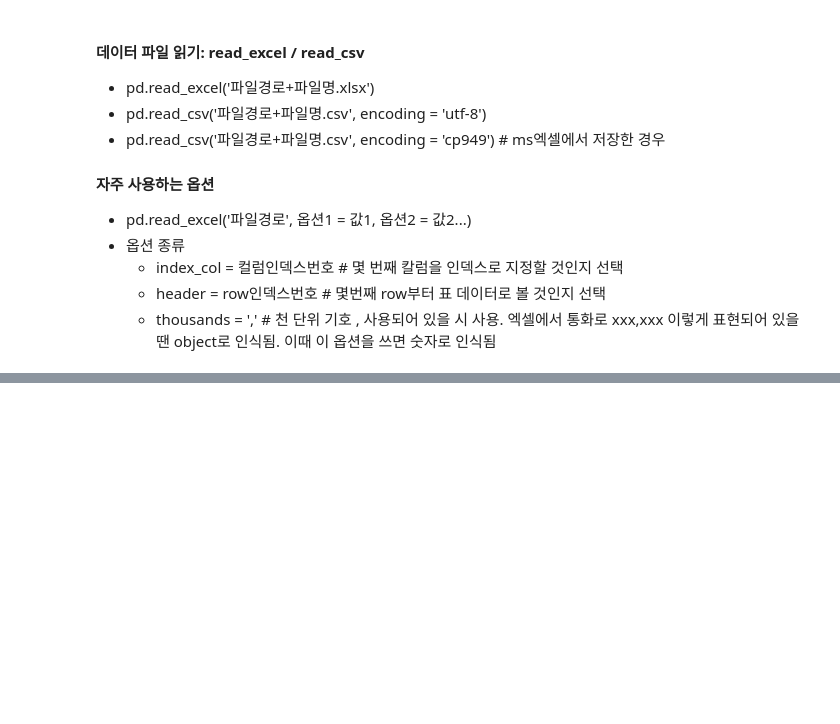
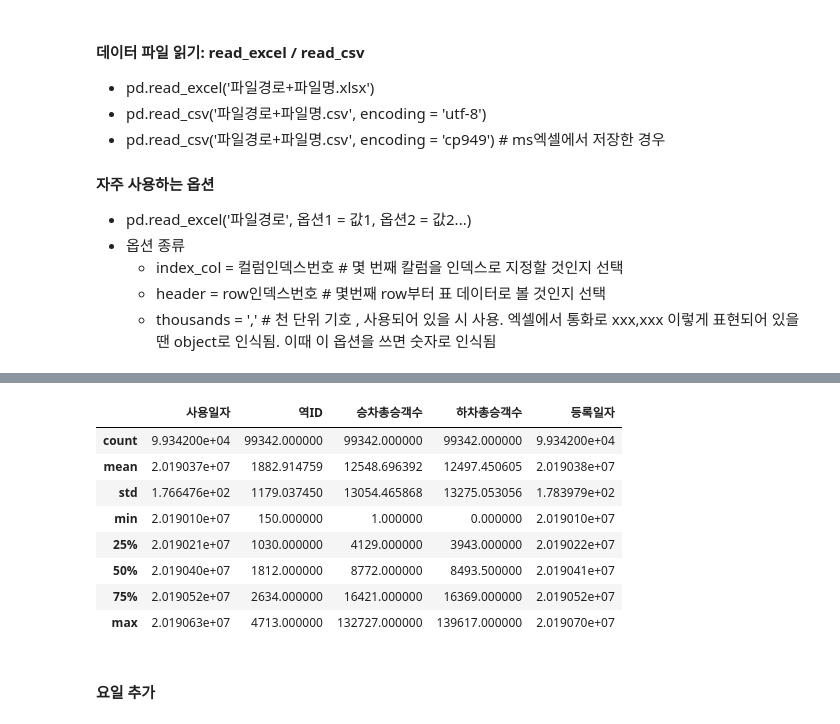
Before and after one commit to psuny1116/Project_by_lecture, a Jupyter notebook: subway analysis.ipynb, the cells around one changed output, grey strips where cells are left out. Cells and saved outputs as stored; diff of their text form; code cells hidden in the pictures; blank space fills up the shorter version.

```diff
--- a/subway analysis.ipynb
+++ b/subway analysis.ipynb
@@ -53,3 +53,22 @@ memory usage: 1002.8+ KB
     * index_col = 컬럼인덱스번호 # 몇 번째 칼럼을 인덱스로 지정할 것인지 선택
     * header = row인덱스번호 # 몇번째 row부터 표 데이터로 볼 것인지 선택
     * thousands = ',' # 천 단위 기호 , 사용되어 있을 시 사용. 엑셀에서 통화로 xxx,xxx 이렇게 표현되어 있을 땐 object로 인식됨. 이때 이 옵션을 쓰면 숫자로 인식됨
+# %%
+# 파일 2개 불러와서 합치기
+
+raw = pd.DataFrame()     # 빈 데이터 셋 만들기
+
+# 첫 번째 파일
+
+path = './데이터분석/인강/6. 러닝스푼즈_포트폴리오/파이썬 기초 강의자료/PJT2)Subway_Analysis/rawfiles/CARD_SUBWAY_MONTH_201901.csv'
+temp = pd.read_csv(path)
+raw = raw.append(temp)     # 추가하기
+# raw.head()
+
+# 두 번째 파일
+
+path = './데이터분석/인강/6. 러닝스푼즈_포트폴리오/파이썬 기초 강의자료/PJT2)Subway_Analysis/rawfiles/CARD_SUBWAY_MONTH_201902.csv'
+temp = pd.read_csv(path)
+raw = raw.append(temp)     # 추가하기
+# raw.head()
+raw.info()
@@ -55,0 +159,14 @@ memory usage: 1002.8+ KB
+# %%
+raw.describe()
+# %% [output]
+|  | 사용일자 | 역ID | 승차총승객수 | 하차총승객수 | 등록일자 |
+| count | 9.934200e+04 | 99342.000000 | 99342.000000 | 99342.000000 | 9.934200e+04 |
+| mean | 2.019037e+07 | 1882.914759 | 12548.696392 | 12497.450605 | 2.019038e+07 |
+| std | 1.766476e+02 | 1179.037450 | 13054.465868 | 13275.053056 | 1.783979e+02 |
+| min | 2.019010e+07 | 150.000000 | 1.000000 | 0.000000 | 2.019010e+07 |
+| 25% | 2.019021e+07 | 1030.000000 | 4129.000000 | 3943.000000 | 2.019022e+07 |
+| 50% | 2.019040e+07 | 1812.000000 | 8772.000000 | 8493.500000 | 2.019041e+07 |
+| 75% | 2.019052e+07 | 2634.000000 | 16421.000000 | 16369.000000 | 2.019052e+07 |
+| max | 2.019063e+07 | 4713.000000 | 132727.000000 | 139617.000000 | 2.019070e+07 |
+# %% [markdown]
+#### 요일 추가
```
Also changed, not shown: parts of 25 cells of this notebook.
